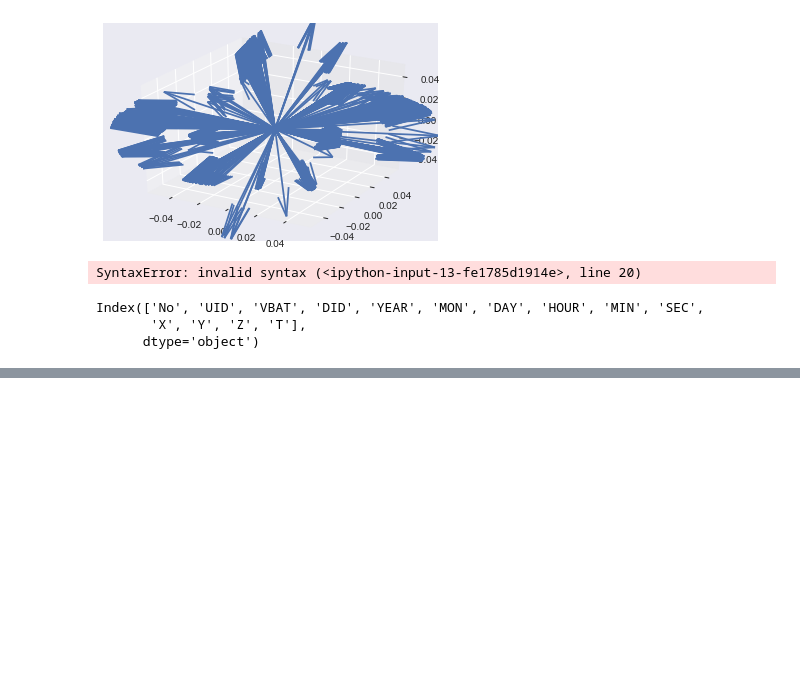
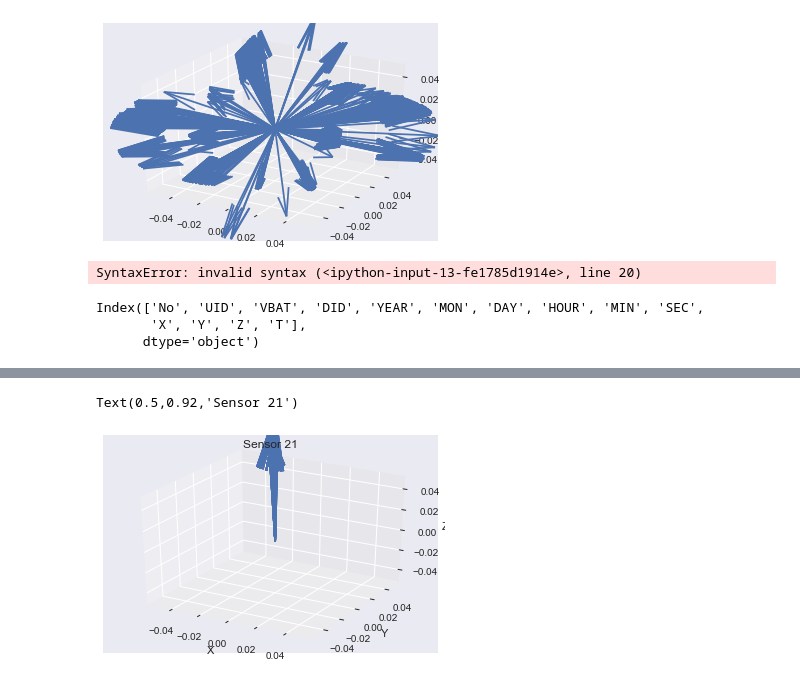
Before and after one commit to mehdig-exe/Third-Year-Project, a Jupyter notebook: Mehdi/Data Analysis.ipynb, the cells around one changed output, grey strips where cells are left out. Saved outputs shown, nothing was run; the diff lists cells and outputs as text; code cells hidden in the pictures; blank space fills up the shorter version.

```diff
--- a/Mehdi/Data Analysis.ipynb
+++ b/Mehdi/Data Analysis.ipynb
@@ -166,0 +191,10 @@ df2.loc[df2['UID'] == 1000101018]
+# %%
+ax = plt.axes(projection='3d')
+ax.quiver(0, 0, 0, df21['X'].values, df21['Y'].values, df21['Z'].values, length=0.1, normalize=True)
+ax.set_xlabel('X')
+ax.set_ylabel('Y')
+ax.set_zlabel('Z')
+ax.set_title('Sensor 21')
+# %% [output]
+Text(0.5,0.92,'Sensor 21')
+[figure, added]
```
Also changed, not shown: parts of 10 cells of this notebook.
